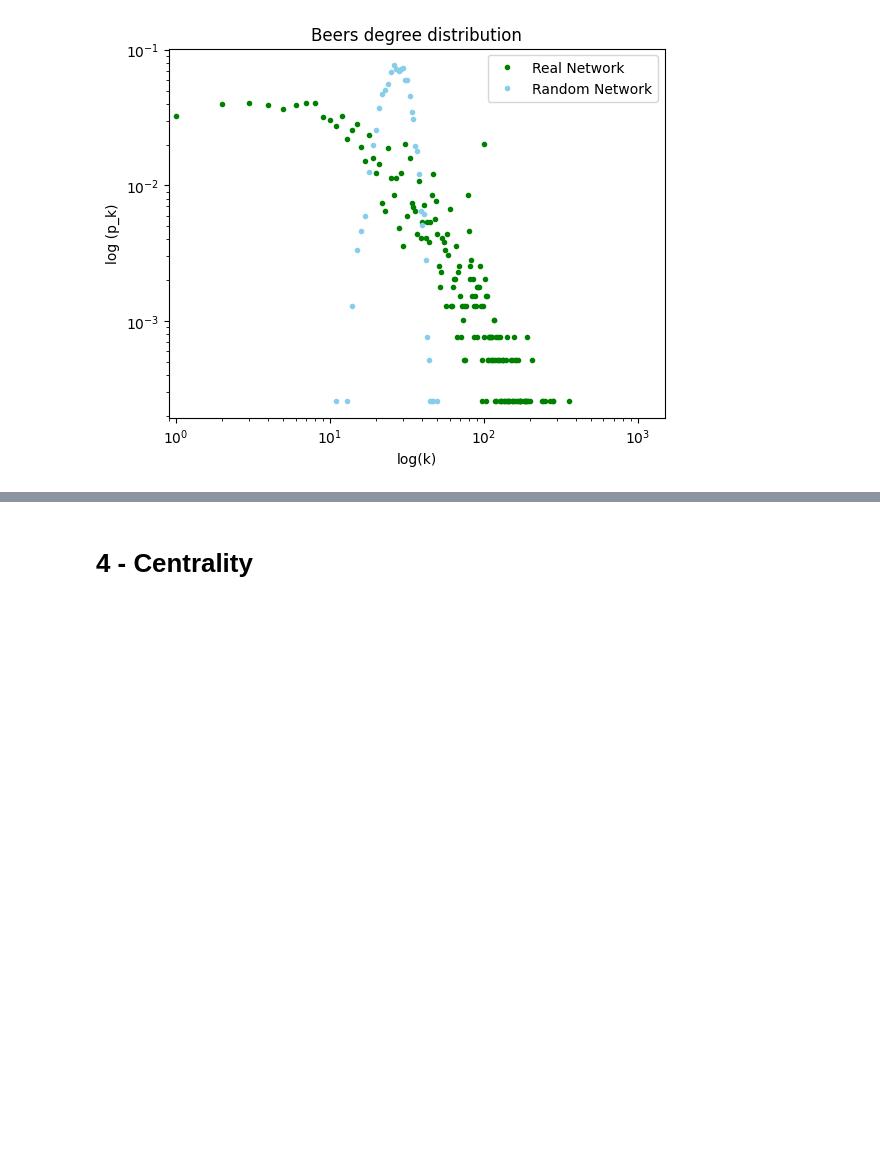
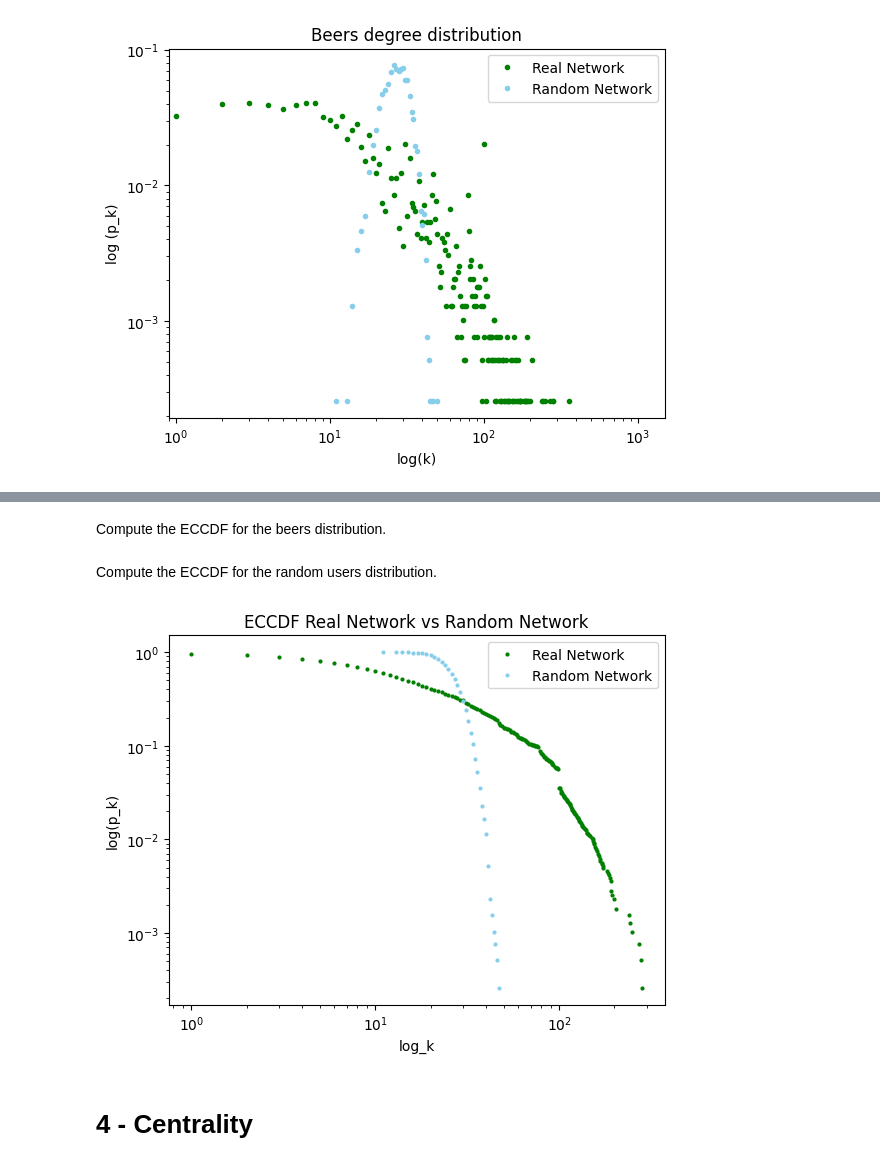
Before and after one commit to giordanovitale/BeerNetwork, a Jupyter notebook: project.ipynb, the cells around one changed output, grey strips where cells are left out. Saved outputs shown, nothing was run; the diff lists cells and outputs as text; code cells hidden in the pictures; blank space fills up the shorter version.

```diff
--- a/project.ipynb
+++ b/project.ipynb
@@ -613,3 +658,28 @@ plt.show()
+# %% [markdown]
+Compute the ECCDF for the beers distribution.
+# %%
+cp_k_beer = np.cumsum(degree_distribution_beers)
+eccdf_beers = [1-c for c in cp_k_beer]
+# %%
+plot_degree_beers = list(beer_degree_count.keys())
+rn_beer_plot_degree = list(random_network_beer_degree_count.keys())
+# %% [markdown]
+Compute the ECCDF for the random users distribution.
+# %%
+cp_k_random_beer = np.cumsum(degree_distribution_random_network_beers)
+eccdf_beers_random = [1-c for c in cp_k_random_beer]
+# %%
+plt.loglog(plot_degree_beers[:len(plot_degree_beers)-1], eccdf_beers[:len(eccdf_beers)-1],
+            'o', markersize=2, color = 'green', label='Real Network')
+plt.loglog(rn_beer_plot_degree[:len(rn_beer_plot_degree)-1], eccdf_beers_random[:len(eccdf_beers_random)-1],
+           'o', markersize=2, color='skyblue', label='Random Network')
+plt.ylabel('log(p_k)')
+plt.xlabel('log_k')
+plt.legend()
+plt.title('ECCDF Real Network vs Random Network')
+plt.show()
+# %% [output]
+[figure, added]
 # %% [markdown]
 # 4 - Centrality
 # %% [markdown]
```
Also changed, not shown: parts of 44 cells of this notebook.
